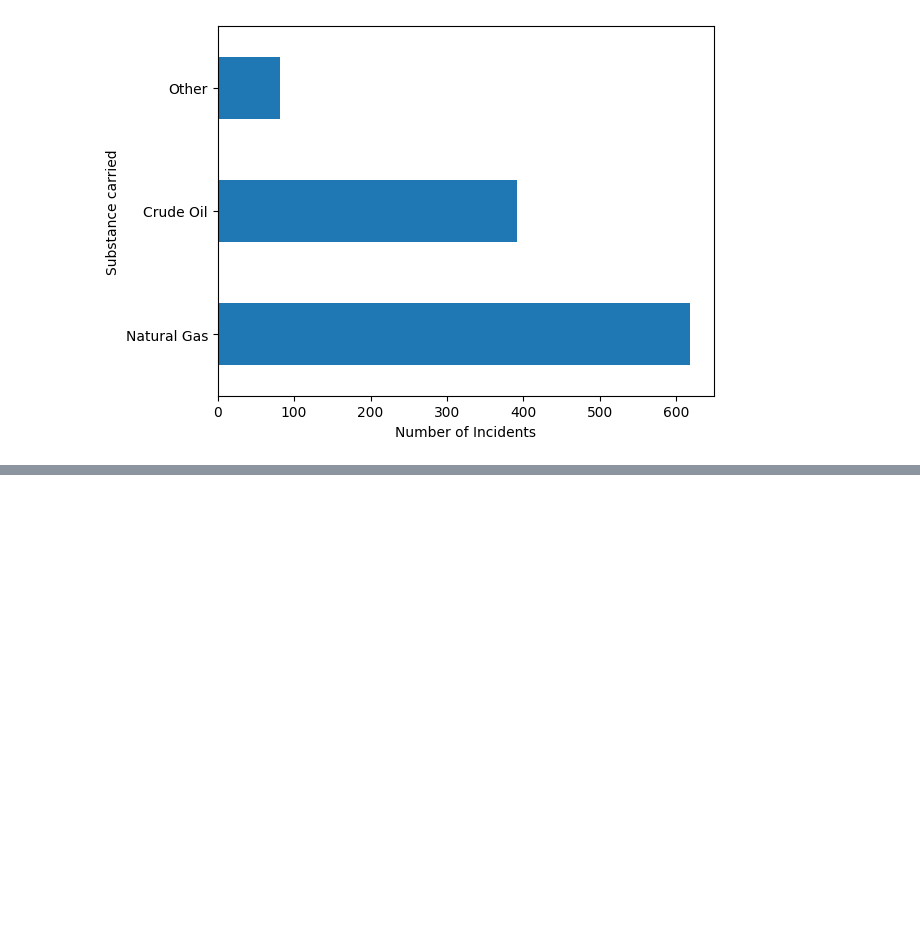
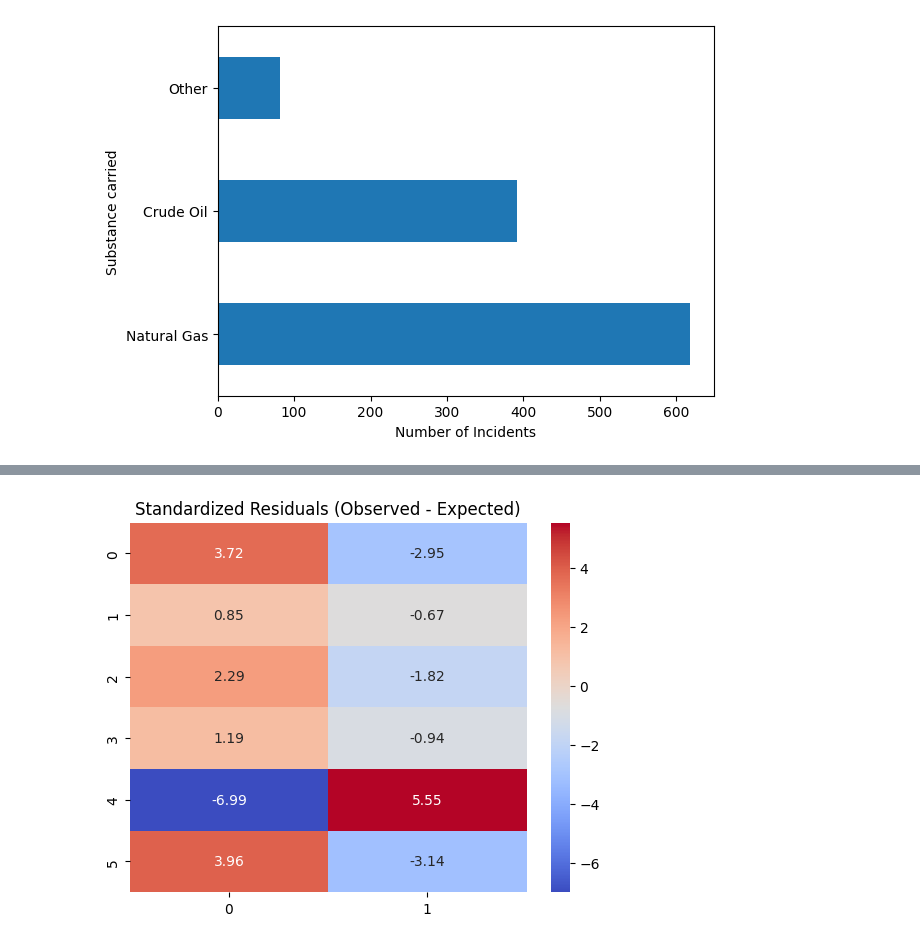
Before and after one commit to jwatchorn/pipeline_analysis, a Jupyter notebook: notebook.ipynb, the cells around one changed output, grey strips where cells are left out. Saved outputs shown, nothing was run; the diff lists cells and outputs as text; code cells hidden in the pictures; blank space fills up the shorter version.

```diff
--- a/notebook.ipynb
+++ b/notebook.ipynb
@@ -76,3 +191,14 @@ df['Substance carried'].value_counts().plot(xlabel='Number of Incidents',kind='b
+# %%
+#compute the standardized residuals to determine if there is a significantly higher or lower frequency of a given incident than one would expect (-2,2) is typically the range (2 stds)
+residuals = pivot_df_other.values - expected
+
+std_residuals = residuals / np.sqrt(expected)
+
+sns.heatmap(std_residuals, annot=True, cmap="coolwarm", fmt=".2f")
+plt.title("Standardized Residuals (Observed - Expected)")
+plt.show()
+# %% [output]
+[figure, added]
 # %%
 #instantiate map and get center
 map_center = [df['Latitude'].mean(), df['Longitude'].mean()]
```
Also changed, not shown: parts of 10 cells of this notebook.
